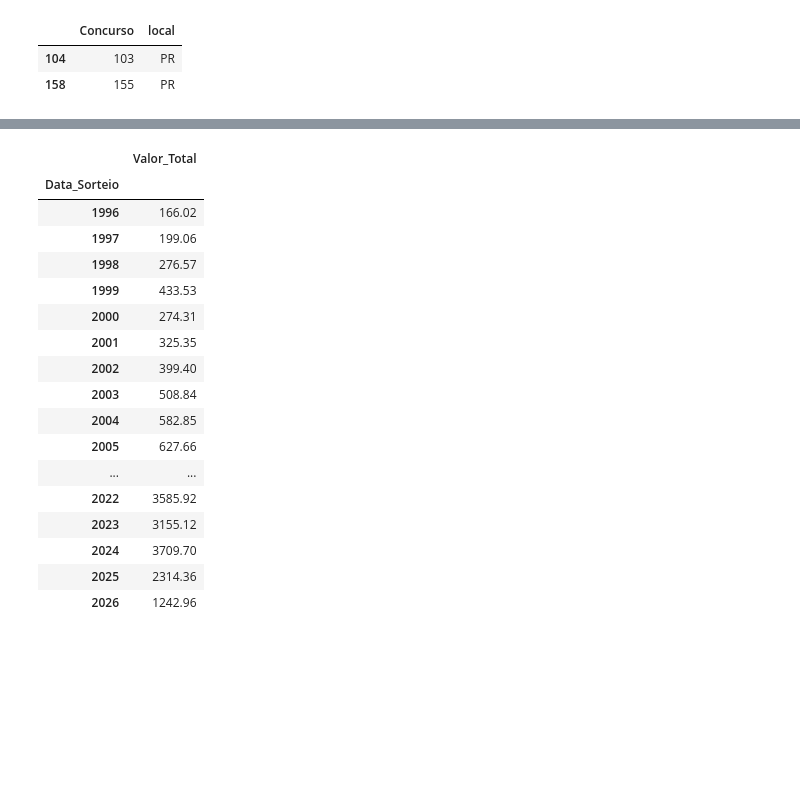
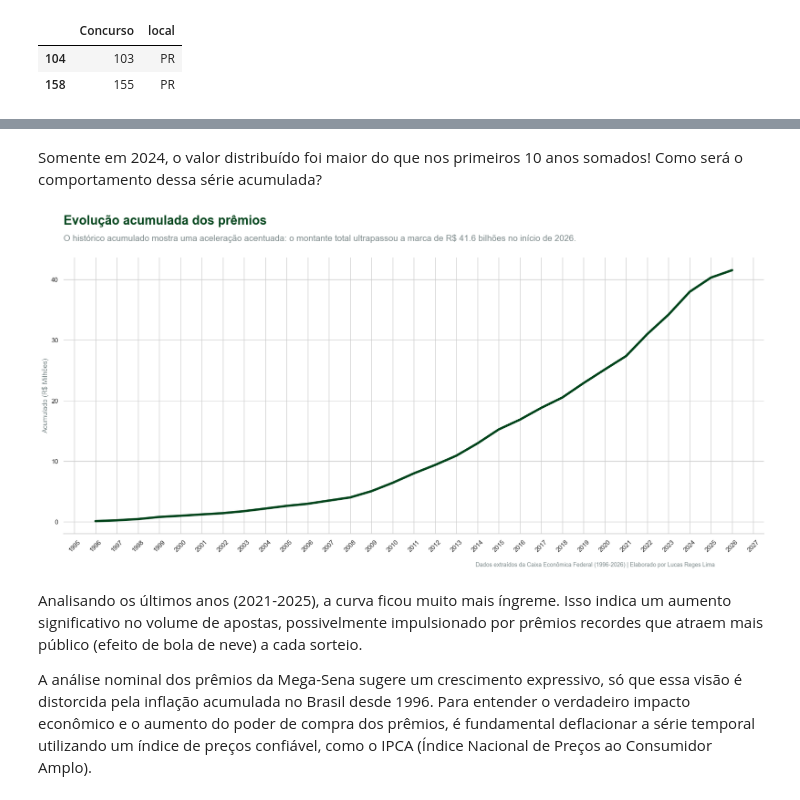
Before and after one commit to zf0rest/megasena_science, a Jupyter notebook: notebooks/analise.ipynb, the cells around one changed output, grey strips where cells are left out. Saved outputs shown, nothing was run; the diff lists cells and outputs as text; code cells hidden in the pictures; blank space fills up the shorter version.

```diff
--- a/notebooks/analise.ipynb
+++ b/notebooks/analise.ipynb
@@ -632,22 +596,42 @@ plt.show()
+# %% [markdown]
+Somente em 2024, o valor distribuído foi maior do que nos primeiros 10 anos somados! Como será o comportamento dessa série acumulada?
 # %%
-# Se for uma série, converta para DataFrame
-display(df_anual.to_frame().head(len(df_anual)))
+df_acumulado = df_val_tempo.groupby(df_val_tempo.index.year)['Valor_Total'].sum().cumsum()
+
+plt.figure(figsize=(20, 10))
+
+# 3. Lineplot do acumulado (lw=4 para uma linha mais imponente)
+ax = sns.lineplot(x=df_acumulado.index, y=df_acumulado.values, color='#00441b', lw=4)
+ax.text(0.0, 1.12, 'Evolução acumulada dos prêmios',
+         transform=ax.transAxes, fontsize=22, fontweight='bold', color= '#00441b')
+total_geral_bi = df_acumulado.max()
+ax.text(0.00, 1.06, f'O histórico acumulado mostra uma aceleração acentuada: o montante total ultrapassou a marca de R$ {total_geral_bi:.1f} bilhões no início de 2026.',
+         transform=ax.transAxes, fontsize=15, color='#7F8C8D')
+
+# 5. Limpeza de Bordas (conforme seu padrão)
+ax.spines['left'].set_visible(False)
+ax.spines['top'].set_visible(False)
+ax.spines['right'].set_visible(False)
+
+# 6. Ajustes de Layout e Eixo X
+plt.subplots_adjust(top=0.82, bottom=0.15, left=0.1, right=0.95)
+
+# Garantindo que todos os anos apareçam no eixo X (opcional, mas bom para precisão)
+import matplotlib.ticker as ticker
+ax.xaxis.set_major_locator(ticker.MultipleLocator(1)) #Esse método garante que todos os anos ou todas as suas granularidades do eixo X apareçam no gráfico
+plt.xticks(rotation=45)
+
+plt.figtext(0.60, 0.07,
+            'Dados extraídos da Caixa Econômica Federal (1996-2026) | Elaborado por Lucas Reges Lima',
+            fontsize=10, color='#7F8C8D', ha='left')
+
+plt.ylabel("Acumulado (R$ Milhões)", fontsize=12, color='#7F8C8D')
+plt.xlabel(None)
+
+plt.show()
 # %% [output]
-|  | Valor_Total |
-| Data_Sorteio |  |
-| 1996 | 166.02 |
-| 1997 | 199.06 |
-| 1998 | 276.57 |
-| 1999 | 433.53 |
-| 2000 | 274.31 |
-| 2001 | 325.35 |
-| 2002 | 399.40 |
-| 2003 | 508.84 |
-| 2004 | 582.85 |
-| 2005 | 627.66 |
-| ... | ... |
-| 2022 | 3585.92 |
-| 2023 | 3155.12 |
-| 2024 | 3709.70 |
-| 2025 | 2314.36 |
-| 2026 | 1242.96 |
+[figure, added]
+# %% [markdown]
+Analisando os últimos anos (2021-2025), a curva ficou muito mais íngreme. Isso indica um aumento significativo no volume de apostas, possivelmente impulsionado por prêmios recordes que atraem mais público (efeito de bola de neve) a cada sorteio.
+
+A análise nominal dos prêmios da Mega-Sena sugere um crescimento expressivo, só que essa visão é distorcida pela inflação acumulada no Brasil desde 1996. Para entender o verdadeiro impacto econômico e o aumento do poder de compra dos prêmios, é fundamental deflacionar a série temporal utilizando um índice de preços confiável, como o IPCA (Índice Nacional de Preços ao Consumidor Amplo).
```
Also changed, not shown: parts of 17 cells of this notebook, 5 other files.
